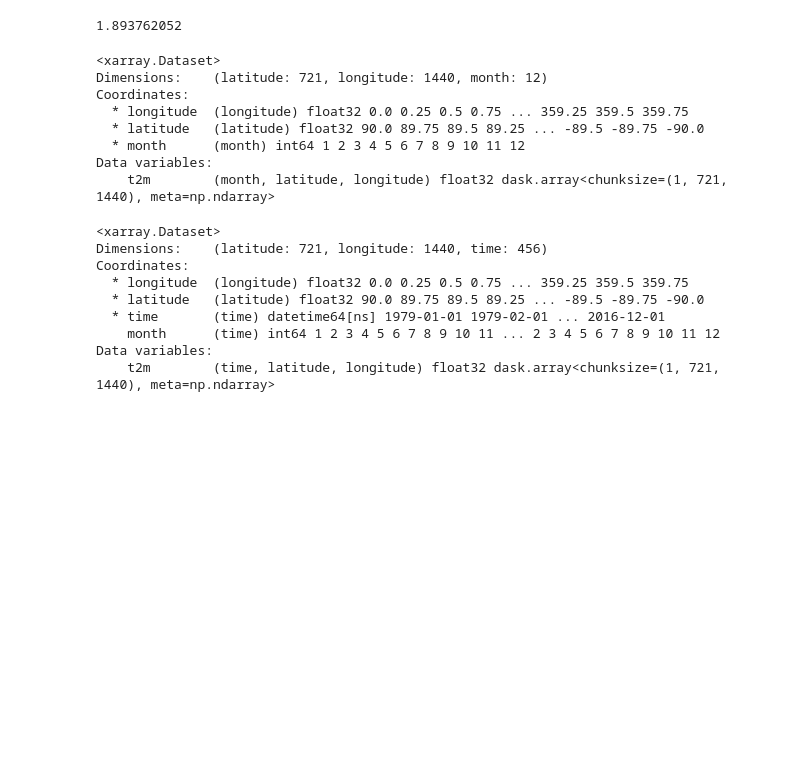
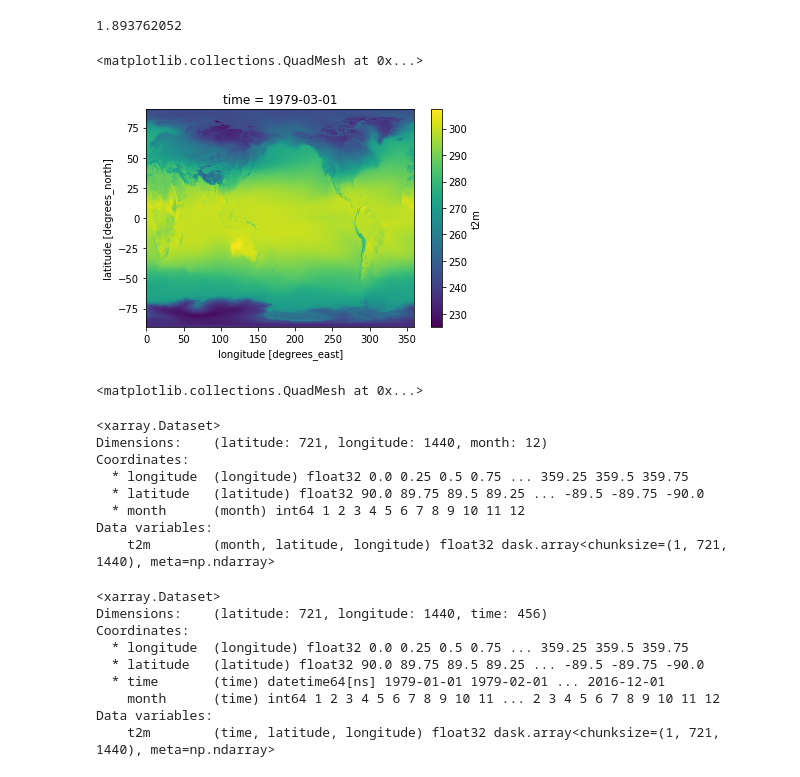
Before and after one commit to nicolasfauchereau/ML4seas, a Jupyter notebook: processors/ERA5/notebooks/read_ERA_calculate_anomalies.ipynb, the cells around one changed output. Saved outputs shown, nothing was run; the diff lists cells and outputs as text; code cells hidden in the pictures; blank space fills up the shorter version.

Commit message:
monthly and seasonal climatology in read_ERA_calculate_anomalies.ipynb

```diff
--- a/processors/ERA5/notebooks/read_ERA_calculate_anomalies.ipynb
+++ b/processors/ERA5/notebooks/read_ERA_calculate_anomalies.ipynb
@@ -57,3 +57,10 @@ dset.nbytes / 1e9
 clim = dset.sel(time=slice('1993','2016'))
 # %%
 clim = clim.groupby(clim.time.dt.month).mean()
+# %%
+dset_rm = dset.rolling(time=3, min_periods=3).mean()
+# %%
+dset_rm.isel(time=2)['t2m'].plot()
+# %% [output]
+<matplotlib.collections.QuadMesh at 0x...>
+[figure, added]
@@ -60,3 +73,7 @@ clim = clim.groupby(clim.time.dt.month).mean()
+# %%
+clim_seas.sel(month=1)['t2m'].plot()
+# %% [output]
+<matplotlib.collections.QuadMesh at 0x...>
 # %%
 clim
 # %% [output]
```
Also changed, not shown: parts of 3 cells of this notebook.
